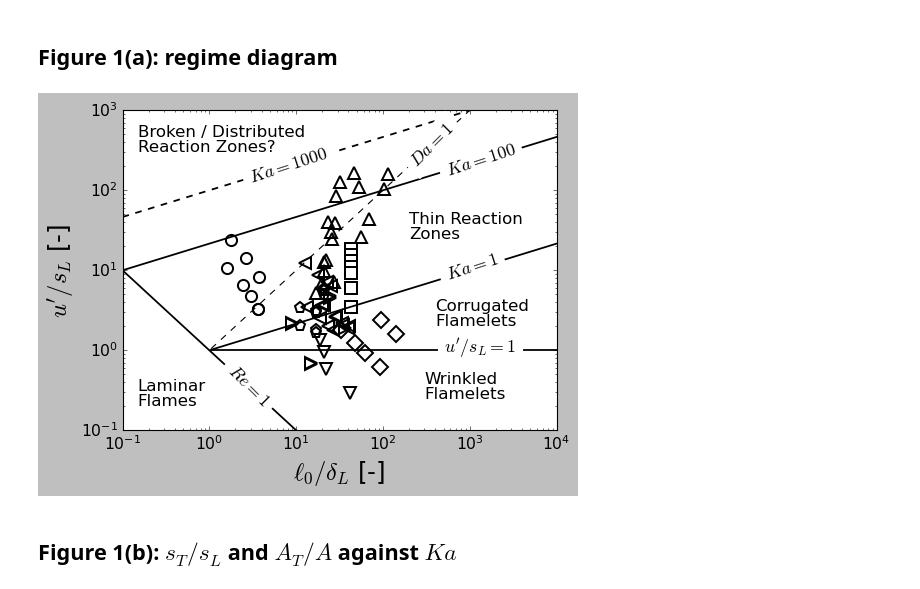
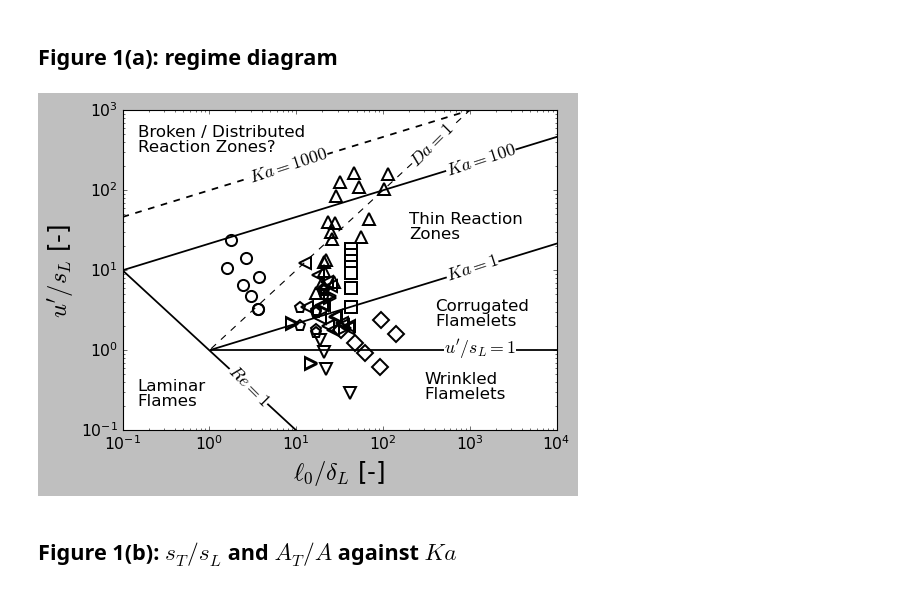
Before and after one commit to mw6136/spectral, a Jupyter notebook: make_figures.ipynb, the cells around one changed output. Saved outputs shown, nothing was run; the diff lists cells and outputs as text; code cells hidden in the pictures.

```diff
--- a/make_figures.ipynb
+++ b/make_figures.ipynb
@@ -207,32 +207,32 @@ def pair_handles(labels):
 # %%
 fig, a = panel()
 x = np.logspace(-1, 4, 50)
 a.loglog(x[x < 100], 1 / x[x < 100], 'k', lw=1.6)                 # Re = 1
 a.loglog(x[x >= 1], x[x >= 1]**(1 / 3), 'k', lw=1.6)              # Ka = 1
 a.loglog(x[x >= 1], x[x >= 1]**(1), 'k--', lw=1)              # Da = 1
 a.loglog(x, 100**(2 / 3) * x**(1 / 3), 'k', lw=1.6)               # Ka = 100
 a.loglog(x, 1000**(2 / 3) * x**(1 / 3), 'k--', lw=1.6)              # Ka = 1000
 a.loglog(x[x >= 1], np.ones((x >= 1).sum()), 'k', lw=1.6)         # u'/s_L = 1
-a.text(500, 7.5, r'$\mathit{Ka} = 1$', backgroundcolor='white', rotation=18, fontsize=NOTE)
-a.text(500, 150, r'$\mathit{Ka} = 100$', backgroundcolor='white', rotation=18, fontsize=NOTE)
-a.text(2.7, 125, r'$\mathit{Ka} = 1000$', backgroundcolor='white', rotation=18, fontsize=NOTE)
-a.text(1.5, 0.2, r'$\mathit{Re} = 1$', backgroundcolor='white', rotation=-45, fontsize=NOTE)
-a.text(190, 200, r'$\mathit{Da} = 1$', backgroundcolor='white', rotation=45, fontsize=NOTE)
-a.text(500, 0.92, r"$u^\prime/s_L = 1$", backgroundcolor='white', fontsize=NOTE)
+a.text(500, 7.4, r'$\mathit{Ka} = 1$', rotation=18, fontsize=NOTE, bbox=dict(facecolor='white', edgecolor='None', boxstyle='square,pad=0'))
+a.text(500, 150, r'$\mathit{Ka} = 100$', rotation=18, fontsize=NOTE, bbox=dict(facecolor='white', edgecolor='None', boxstyle='square,pad=0'))
+a.text(2.7, 125, r'$\mathit{Ka} = 1000$', rotation=18, fontsize=NOTE, bbox=dict(facecolor='white', edgecolor='None', boxstyle='square,pad=0'))
+a.text(1.5, 0.2, r'$\mathit{Re} = 1$', rotation=-45, fontsize=NOTE, bbox=dict(facecolor='white', edgecolor='None', boxstyle='square,pad=0'))
+a.text(190, 200, r'$\mathit{Da} = 1$', rotation=45, fontsize=NOTE, bbox=dict(facecolor='white', edgecolor='None', boxstyle='square,pad=0'))
+a.text(500, 0.90, r"$u^\prime/s_L = 1$", fontsize=NOTE, bbox=dict(facecolor='white', edgecolor='None', boxstyle='square,pad=0'))
 reg = dict(fontsize=15, color='k', linespacing=1.0)
 a.text(400, 2.0, 'Corrugated\nFlamelets', **reg)
 a.text(200, 25, 'Thin Reaction\nZones', **reg)
 a.text(0.15, 300, 'Broken / Distributed\nReaction Zones?', **reg)
 a.text(300, 0.25, 'Wrinkled\nFlamelets', **reg)
 a.text(0.15, 0.2, 'Laminar\nFlames', **reg)
 for s in sets:
     mark(a, s['ldl'], s['usl'], s)
 a.set_xlim(0.1, 1e4); a.set_ylim(0.1, 1e3)
 a.set_xlabel(r'$\ell_0/\delta_L$ [-]', fontsize=LABEL)
 a.set_ylabel(r"$u^\prime/s_L$ [-]", fontsize=LABEL)
 save(fig, 'fig1a_regime')
 # %% [output]
-[figure, old version]
+[figure, new version]
 # %% [markdown]
 ## Figure 1(b): $s_T/s_L$ and $A_T/A$ against $Ka$
 # %%
```
Also changed, not shown: parts of 4 cells of this notebook, 23 other files.
